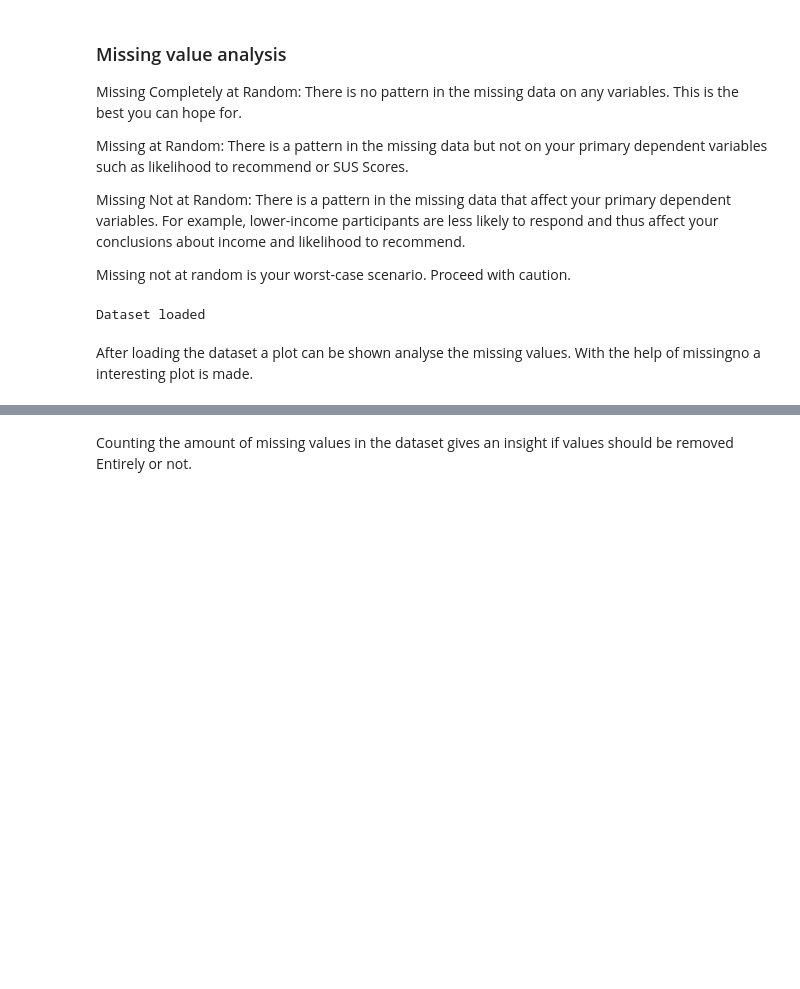
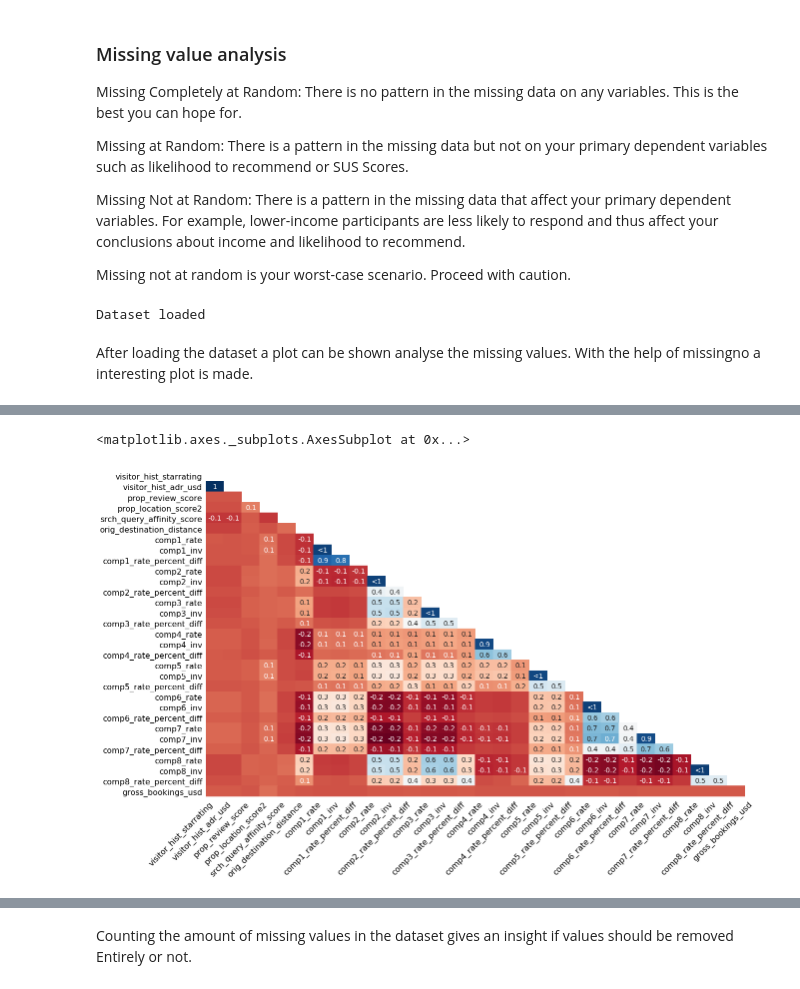
Before and after one commit to Driesssens/dmt_assignment_2, a Jupyter notebook: Missing value analysis.ipynb, the cells around one changed output, grey strips where cells are left out. Drawn from its saved outputs; the diff is of its cells as text; code cells hidden in the pictures; blank space fills up the shorter version.

```diff
--- a/Missing value analysis.ipynb
+++ b/Missing value analysis.ipynb
@@ -32,0 +35,5 @@ NameError: name 'list_of_missing_data' is not defined
+# %%
+msno.heatmap(full_training_set)
+# %% [output]
+<matplotlib.axes._subplots.AxesSubplot at 0x...>
+[figure, added]
```
Also changed, not shown: parts of 5 cells of this notebook, 1 other file.
